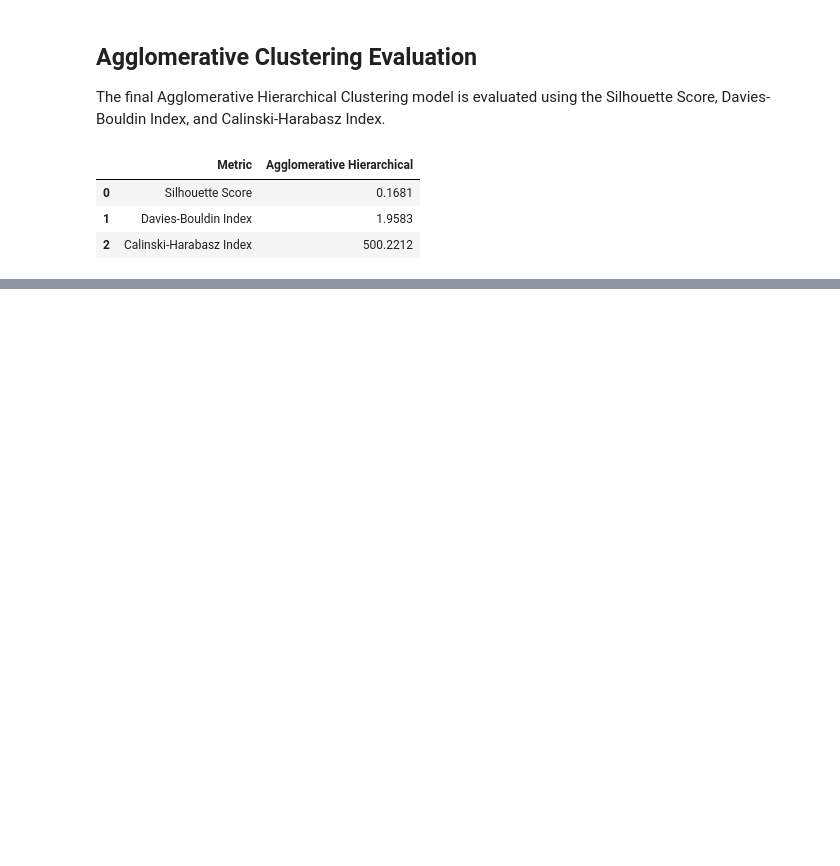
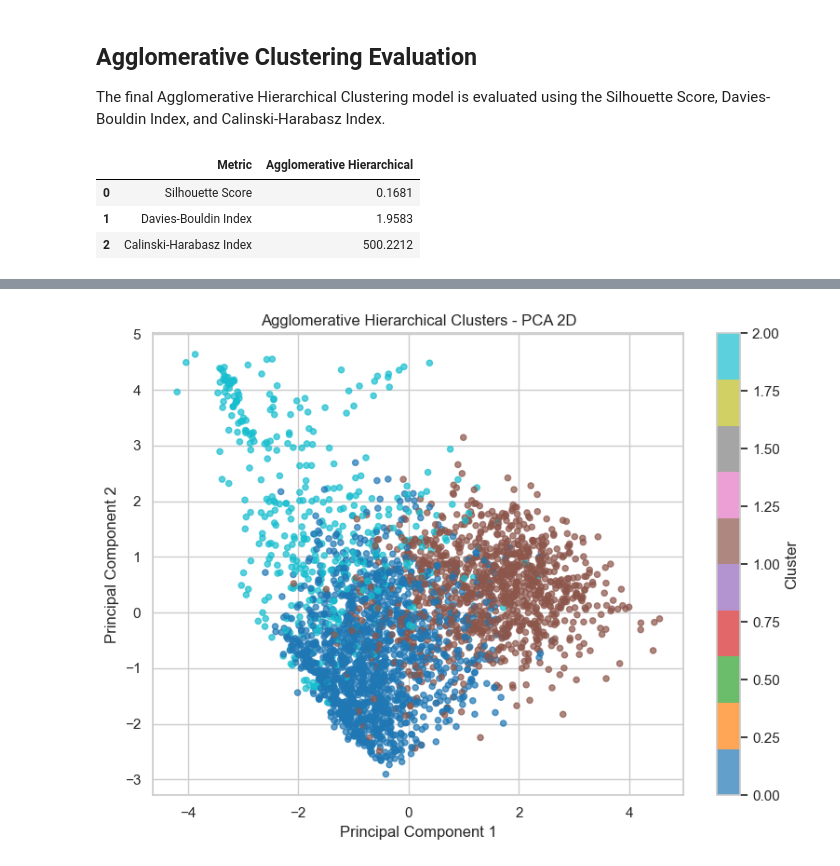
Before and after one commit to Anuja1307/ML_Capstone_Project, a Jupyter notebook: notebooks/clustering.ipynb, the cells around one changed output, grey strips where cells are left out. Drawn from its saved outputs; the diff is of its cells as text; code cells hidden in the pictures; blank space fills up the shorter version.

Commit message:
Complete clustering visualizations and interpretation

```diff
--- a/notebooks/clustering.ipynb
+++ b/notebooks/clustering.ipynb
@@ -746,0 +752,28 @@ display(agg_metrics.round(4))
+# %%
+plt.figure(figsize=(8, 6))
+
+scatter = plt.scatter(
+    X_pca[:, 0],
+    X_pca[:, 1],
+    c=agg_labels,
+    cmap="tab10",
+    s=20,
+    alpha=0.7
+)
+
+plt.title(
+    "Agglomerative Hierarchical Clusters - PCA 2D"
+)
+
+plt.xlabel("Principal Component 1")
+plt.ylabel("Principal Component 2")
+
+plt.colorbar(
+    scatter,
+    label="Cluster"
+)
+
+plt.tight_layout()
+plt.show()
+# %% [output]
+[figure, added]
```
Also changed, not shown: parts of 16 cells of this notebook.
